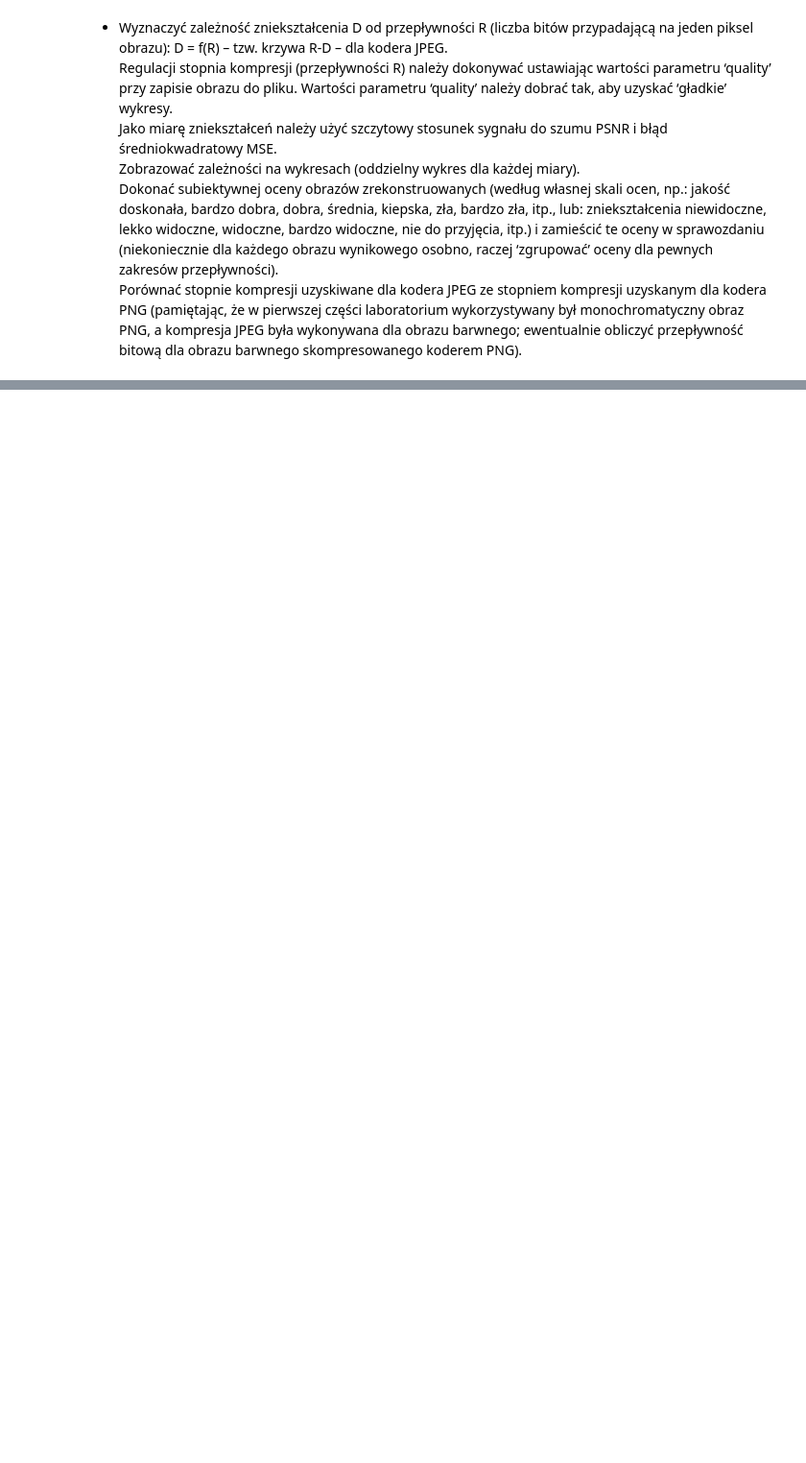
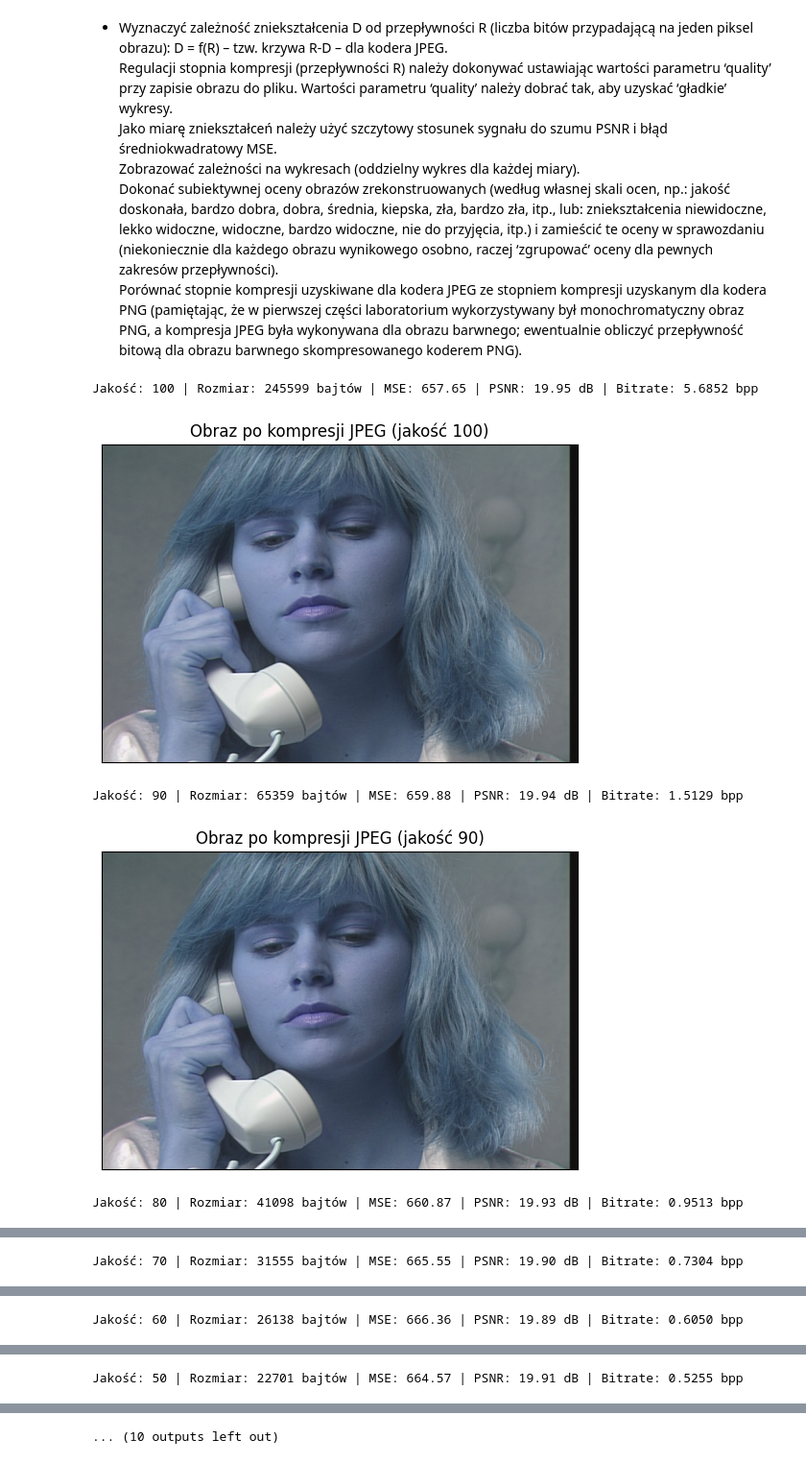
Before and after one commit to Kerciu/WMM_25L, a Jupyter notebook: vision/image-properties/WMM_Kacper_Gorski.ipynb, the cells around one changed output, grey strips where cells are left out. Shown at 96% size. Drawn from its saved outputs; the diff is of its cells as text; code cells hidden in the pictures; blank space fills up the shorter version.

```diff
--- a/vision/image-properties/WMM_Kacper_Gorski.ipynb
+++ b/vision/image-properties/WMM_Kacper_Gorski.ipynb
@@ -80,3 +149,17 @@ Uwaga: należy pamiętać, że wartości w pasmach LH, HL i HH są z zakresu [-2
 koderem PNG (obraz wejściowy) i porównać ją z obliczonymi uprzednio entropiami obrazu
 oryginalnego, różnicowego i falokowego. Czy przepływność mniejsza od entropii oznacza, że
 zależność: lśr ≥ H jest nieprawdziwa?
+# %%
+def calc_bitrate(img, size):
+    return (size * 8) / (img.shape[0] * img.shape[1])
+
+def calc_png_size(img_path):
+    return os.path.getsize(img_path)
+
+png_size = calc_png_size(IMAGE_PATH_MONO)
+png_bitrate = calc_bitrate(image_mono, png_size)
+
+print(f"Rozmiar PNG: {png_size} bajtów")
+print(f"Bitrate PNG: {png_bitrate:.4f} bpp")
+
+print(f"Oryginał: {mono_entropy:.2f} | Różnicowy: {diff_entropy:.2f} | DWT średnia: {np.mean(entropies):.2f}")
@@ -108,3 +219,46 @@ Porównać stopnie kompresji uzyskiwane dla kodera JPEG ze stopniem kompresji uz
 kodera PNG (pamiętając, że w pierwszej części laboratorium wykorzystywany był
 monochromatyczny obraz PNG, a kompresja JPEG była wykonywana dla obrazu barwnego;
 ewentualnie obliczyć przepływność bitową dla obrazu barwnego skompresowanego koderem PNG).
+# %%
+qualities = np.arange(100, 0, -10)
+results = []
+
+TEMP_IMG_PATH = os.path.join(os.getcwd(), "image", "temp.jpg")
+
+for quality in qualities:
+    cv2.imwrite(TEMP_IMG_PATH, cv2.cvtColor(image_col, cv2.COLOR_RGB2BGR), [int(cv2.IMWRITE_JPEG_QUALITY), quality])
+
+    size = os.path.getsize(TEMP_IMG_PATH)
+    compressed = cv2.cvtColor(cv2.imread(TEMP_IMG_PATH), cv2.COLOR_BGR2RGB)
+
+    mse, psnr = calc_mse_psnr(image_col, compressed)
+    bitrate = calc_bitrate(image_col, size)
+
+    results.append((quality, size, mse, psnr, bitrate))
+
+    print(f"Jakość: {quality} | Rozmiar: {size} bajtów | MSE: {mse:.2f} | PSNR: {psnr:.2f} dB | Bitrate: {bitrate:.4f} bpp")
+    plt_imshow(compressed, f"Obraz po kompresji JPEG (jakość {quality})", cmap="gray")
+
+    os.remove(TEMP_IMG_PATH)
+
+results = np.array(results)
+plt.figure(figsize=(12,5))
+plt.subplot(121)
+plt.plot(results[:,1], results[:,2], 'b-o')
+plt.xlabel('Bitrate [bpp]'), plt.ylabel('MSE')
+plt.subplot(122)
+plt.plot(results[:,1], results[:,3], 'r-o')
+plt.xlabel('Bitrate [bpp]'), plt.ylabel('PSNR [dB]')
+plt.tight_layout()
+plt.show()
+
+# porównanie z PNG
+png_size_col = os.path.getsize(IMAGE_PATH_COL)
+bitrate_png = (png_size_col * 8) / (image_col.size//3)
+print(f"\nBitrate PNG (kolor): {bitrate_png:.2f} bpp")
+# %% [output]
+Jakość: 100 | Rozmiar: 245599 bajtów | MSE: 657.65 | PSNR: 19.95 dB | Bitrate: 5.6852 bpp
+[figure, added]
+Jakość: 90 | Rozmiar: 65359 bajtów | MSE: 659.88 | PSNR: 19.94 dB | Bitrate: 1.5129 bpp
+[figure, added]
+Jakość: 80 | Rozmiar: 41098 bajtów | MSE: 660.87 | PSNR: 19.93 dB | Bitrate: 0.9513 bpp
@@ -110,0 +266 @@ ewentualnie obliczyć przepływność bitową dla obrazu barwnego skompresowaneg
+Jakość: 70 | Rozmiar: 31555 bajtów | MSE: 665.55 | PSNR: 19.90 dB | Bitrate: 0.7304 bpp
@@ -110,0 +268 @@ ewentualnie obliczyć przepływność bitową dla obrazu barwnego skompresowaneg
+Jakość: 60 | Rozmiar: 26138 bajtów | MSE: 666.36 | PSNR: 19.89 dB | Bitrate: 0.6050 bpp
@@ -110,0 +270 @@ ewentualnie obliczyć przepływność bitową dla obrazu barwnego skompresowaneg
+Jakość: 50 | Rozmiar: 22701 bajtów | MSE: 664.57 | PSNR: 19.91 dB | Bitrate: 0.5255 bpp
@@ -110,0 +272 @@ ewentualnie obliczyć przepływność bitową dla obrazu barwnego skompresowaneg
+... (10 outputs left out)
```
Also changed, not shown: parts of 9 cells of this notebook.
